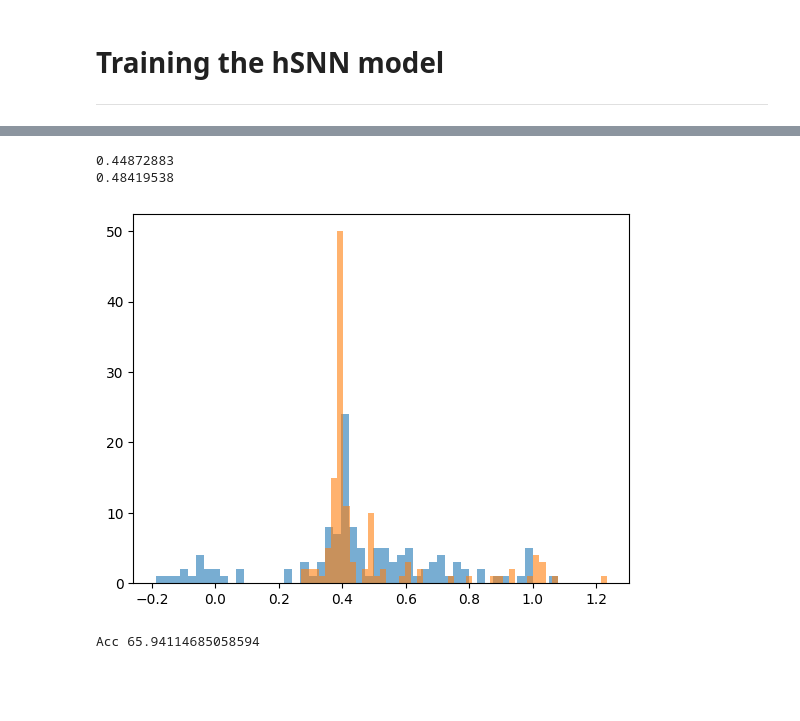
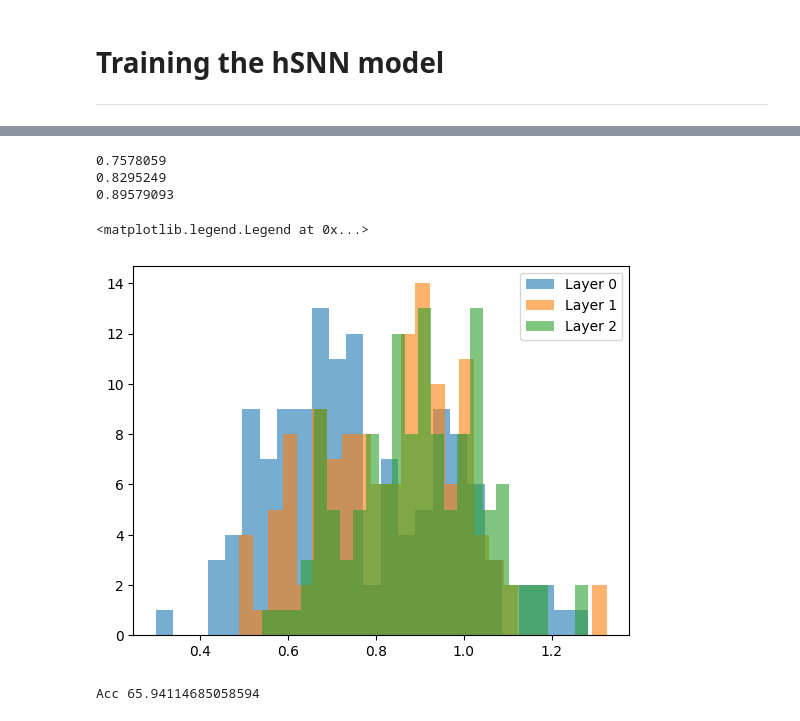
Before and after one commit to EIS-Hub/hSNN, a Jupyter notebook: snn_hierarchy_shd.ipynb, the cells around one changed output, grey strips where cells are left out. Drawn from its saved outputs; the diff is of its cells as text; code cells hidden in the pictures; blank space fills up the shorter version.

```diff
--- a/snn_hierarchy_shd.ipynb
+++ b/snn_hierarchy_shd.ipynb
@@ -1078,7 +1087,7 @@ args.hierarchy_tau = False
 args.distrib_tau = True
 args.distrib_tau_bittar = False
 args.recurrent = False
-args.normalizer = 'none' # 'batch' #'layer'
+args.normalizer = 'batch' # 'batch' #'layer'
 args.norm_bias_init = 0.0
 if args.normalizer == 'batch': norm = BatchNorm
 elif args.normalizer == 'layer': norm = LayerNorm
@@ -1091,10 +1100,10 @@ else:
     model = hsnn_step
     layer = lif_step
 layer_out = li_step
-args.n_layers = 3
+args.n_layers = 4
 args.n_hid = 128
 # time constants
-args.tau_mem = 0.0002 #0.1
+args.tau_mem = 0.1 #0.1
 delta_tau = 0.1
 args.tau_end = args.tau_mem + delta_tau
 args.tau_start = args.tau_mem - delta_tau
@@ -1110,13 +1119,13 @@ if args.recurrent: args.lr = 0.01
 else: args.lr = 0.01
 args.lr_decay = 0.5
 args.lr_decay_every = 50
-args.l2_lambda = 1e-6
-args.freq_lambda = 1e-6
+args.l2_lambda = 0 #1e-6
+args.freq_lambda = 0 #1e-6
 args.dropout_rate = 0.1
 n_epochs = 20
 
 train_loss, test_acc_shd, val_acc_shd, net_params_trained = train_hsnn(key = jax.random.PRNGKey(args.seed), n_epochs=n_epochs, args = args,
                                                             train_dl = train_loader_custom_collate, test_dl = test_loader_custom_collate, val_dl=val_loader_custom_collate,
-                                                            param_initializer=params_initializer, decoder=decoder_cum,
+                                                            param_initializer=params_initializer,
                                                             noise_start_step=10, noise_std=0.1, dataset_name='shd', verbose=True)
 # %% [output]
@@ -1140,11 +1149,14 @@ Test Accuracy: 72.97
 # %%
 for i in range(args.n_layers-1):
-    _ = plt.hist( net_params_trained[i][1], 50, alpha=0.6 )
+    _ = plt.hist( net_params_trained[i][1], 25, alpha=0.6, label=f'Layer {i}' )
     print( np.mean(  net_params_trained[i][1] ) )
+plt.legend()
 # %% [output]
-0.44872883
-0.48419538
+0.7578059
+0.8295249
+0.89579093
+<matplotlib.legend.Legend at 0x...>
-[figure, old version]
+[figure, new version]
 # %%
 _ = plt.hist( net_params_trained[0][0].flatten(), 50 )
 _ = plt.hist( params[f'snn.{0}.W.weight'].T.flatten(), 50, alpha=0.5 )
```
Also changed, not shown: parts of 3 cells of this notebook, 5 other files.
